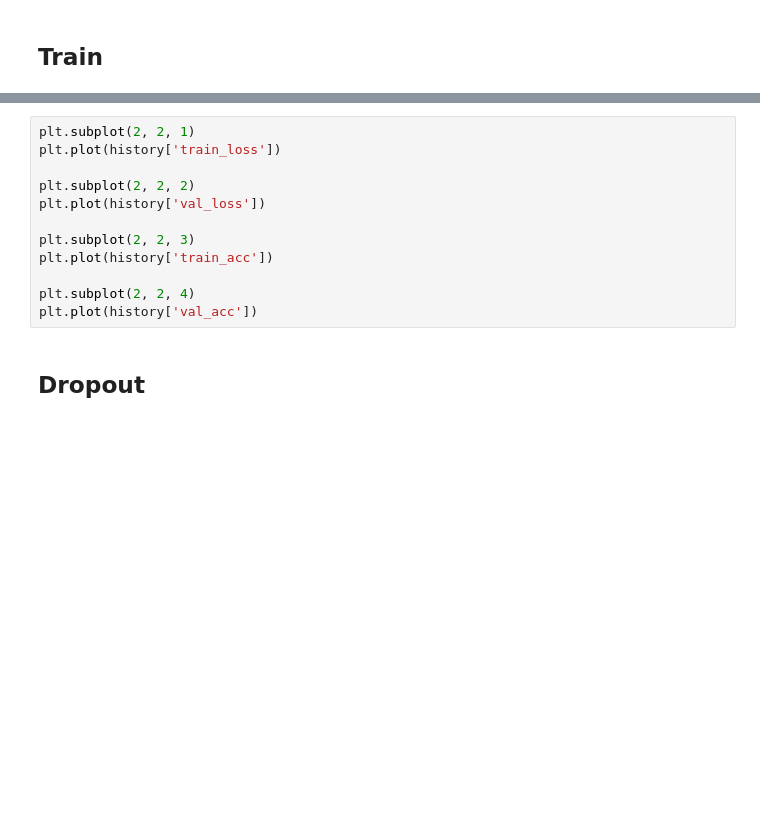
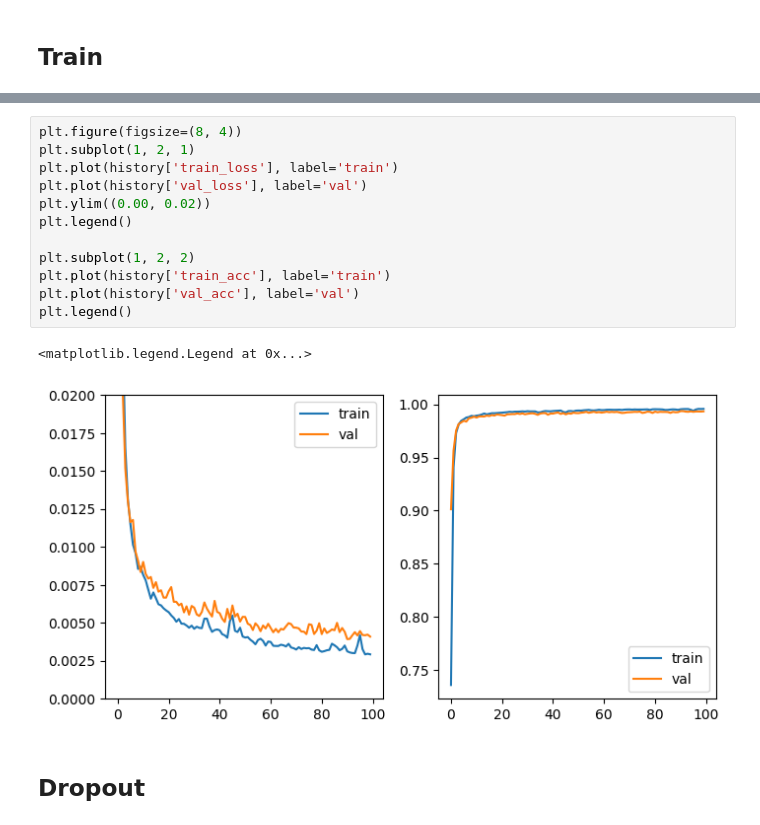
Before and after one commit to LeonY117/msc_project, a Jupyter notebook: notebooks/workflow_outline.ipynb, the cells around one changed output, grey strips where cells are left out. Drawn from its saved outputs; the diff is of its cells as text; blank space fills up the shorter version.

```diff
--- a/notebooks/workflow_outline.ipynb
+++ b/notebooks/workflow_outline.ipynb
@@ -763,15 +764,18 @@ Epoch 12, Train loss = 0.00793, accuracy = 98.97
 # %%
-plt.subplot(2, 2, 1)
-plt.plot(history['train_loss'])
+plt.figure(figsize=(8, 4))
+plt.subplot(1, 2, 1)
+plt.plot(history['train_loss'], label='train')
+plt.plot(history['val_loss'], label='val')
+plt.ylim((0.00, 0.02))
+plt.legend()
 
-plt.subplot(2, 2, 2)
-plt.plot(history['val_loss'])
-
-plt.subplot(2, 2, 3)
-plt.plot(history['train_acc'])
-
-plt.subplot(2, 2, 4)
-plt.plot(history['val_acc'])
+plt.subplot(1, 2, 2)
+plt.plot(history['train_acc'], label='train')
+plt.plot(history['val_acc'], label='val')
+plt.legend()
+# %% [output]
+<matplotlib.legend.Legend at 0x...>
+[figure, added]
 # %% [markdown]
 ## Dropout
 # %%
```
Also changed, not shown: parts of 7 cells of this notebook.
